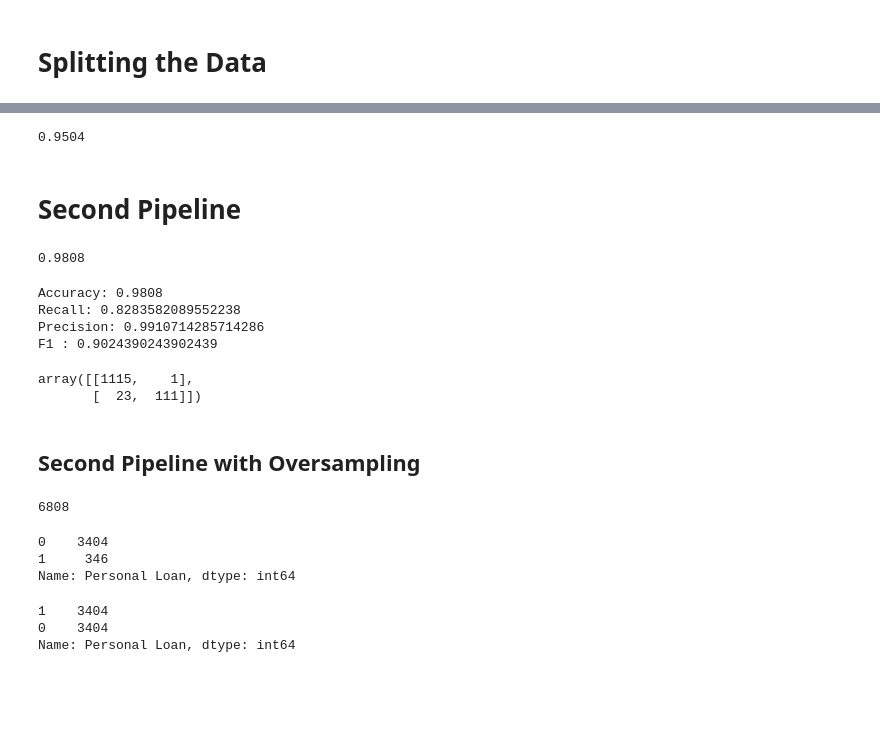
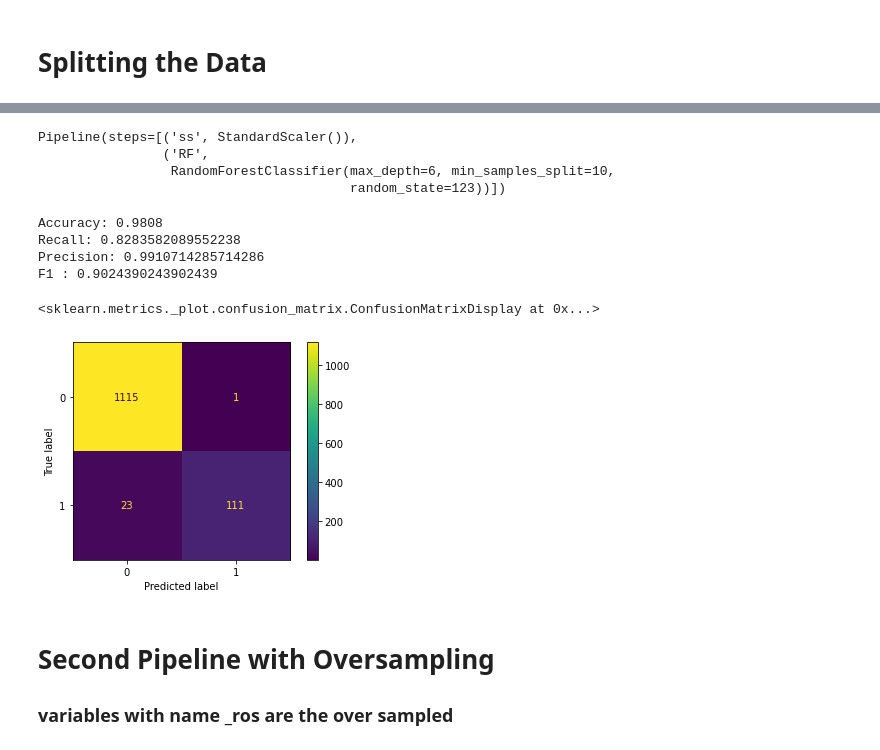
Before and after one commit to JalilSarwari/phase_3_project_jalil, a Jupyter notebook: modeling.ipynb, the cells around one changed output, grey strips where cells are left out. Cells and saved outputs as stored; diff of their text form; code cells hidden in the pictures; blank space fills up the shorter version.

```diff
--- a/modeling.ipynb
+++ b/modeling.ipynb
@@ -66,22 +33,14 @@ clf.score(scaled_data_test,y_test)
-# %%
-# Build a pipeline with StandardScaler and KNeighborsClassifier
-scaled_pipeline_1 = Pipeline([('ss',StandardScaler()),
-                                    ('knn',KNeighborsClassifier())])
-# Fit the training data to pipeline
-
-scaled_pipeline_1.fit(X_train,y_train)
-# Print the accuracy on test set
-scaled_pipeline_1.score(X_test,y_test)
-# %% [output]
-0.9504
-# %% [markdown]
-# Second Pipeline
 # %%
 # Build a pipeline with StandardScaler and RandomForestClassifier
-scaled_pipeline_2 = Pipeline([('ss', StandardScaler()),
+rfc_pipeline = Pipeline([('ss', StandardScaler()),
                               ('RF', RandomForestClassifier(random_state=123))])
 # %%
 # Define the grid
-grid = [{'RF__max_depth': [4, 5, 6],
+rfc_grid = [{'RF__max_depth': [4, 5, 6],
          'RF__min_samples_split': [2, 5, 10],
          'RF__min_samples_leaf': [1, 3, 5]}]
+# Define a grid search
+rfc_gridsearch = GridSearchCV(estimator=rfc_pipeline,
+                          param_grid=rfc_grid,
+                          scoring='accuracy',
+                          cv=5)
@@ -94,48 +47,33 @@ gridsearch = GridSearchCV(estimator=scaled_pipeline_2,
 # %%
 # Fit the training data
-gridsearch.fit(X_train, y_train)
-
-# Print the accuracy on test set
-gridsearch.score(X_test, y_test)
+rfc_gridsearch.fit(X_train, y_train)
+rfc_best_model = rfc_gridsearch.best_estimator_
+rfc_best_model.fit(X_train,y_train)
 # %% [output]
-0.9808
+Pipeline(steps=[('ss', StandardScaler()),
+                ('RF',
+                 RandomForestClassifier(max_depth=6, min_samples_split=10,
+                                        random_state=123))])
 # %%
-y_pred = gridsearch.predict(X_test)
+rfc_y_pred = rfc_best_model.predict(X_test)
 #accuracy_score, recall_score, precision_score, f1_score
-print("Accuracy: {}".format(accuracy_score(y_test,y_pred)) )
-print("Recall: {}".format(recall_score(y_test,y_pred)) )
-print("Precision: {}".format(precision_score(y_test,y_pred)) )
-print("F1 : {}".format(f1_score(y_test,y_pred)) )
+print("Accuracy: {}".format(accuracy_score(y_test,rfc_y_pred)) )
+print("Recall: {}".format(recall_score(y_test,rfc_y_pred)) )
+print("Precision: {}".format(precision_score(y_test,rfc_y_pred)) )
+print("F1 : {}".format(f1_score(y_test,rfc_y_pred)) )
+plot_confusion_matrix(rfc_best_model,X_test,y_test)
 # %% [output]
 Accuracy: 0.9808
 Recall: 0.8283582089552238
 Precision: 0.9910714285714286
 F1 : 0.9024390243902439
+<sklearn.metrics._plot.confusion_matrix.ConfusionMatrixDisplay at 0x...>
+[figure, added]
-# %%
-confusion_matrix(y_test,y_pred)
-# %% [output]
-array([[1115,    1],
-       [  23,  111]])
 # %% [markdown]
-## Second Pipeline with Oversampling
+# Second Pipeline with Oversampling
+### variables with name _ros are the over sampled
 # %%
 # now we will try and oversample the target variable
 from imblearn.over_sampling import RandomOverSampler
 ros = RandomOverSampler(sampling_strategy=1)
 X_train_ros, y_train_ros = ros.fit_resample(X_train, y_train)
-# %%
-y_train_ros.size
-# %% [output]
-6808
-# %%
-y_train.value_counts()
-# %% [output]
-0    3404
-1     346
-Name: Personal Loan, dtype: int64
-# %%
-y_train_ros.value_counts()
-# %% [output]
-1    3404
-0    3404
-Name: Personal Loan, dtype: int64
```
Also changed, not shown: parts of 28 cells of this notebook, 1 other file.
